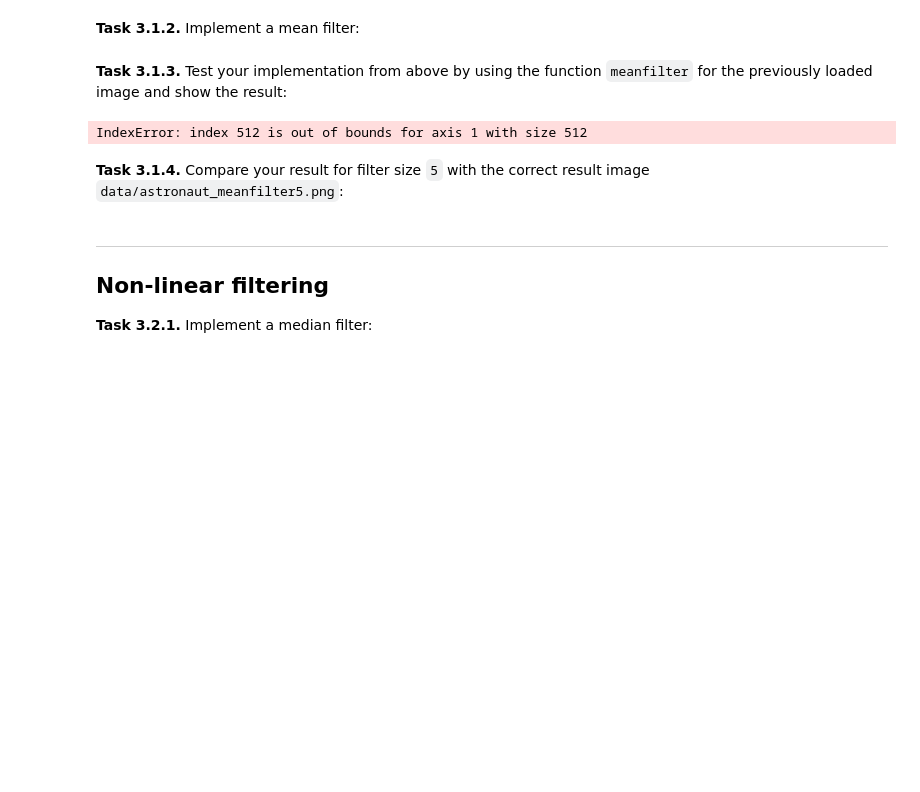
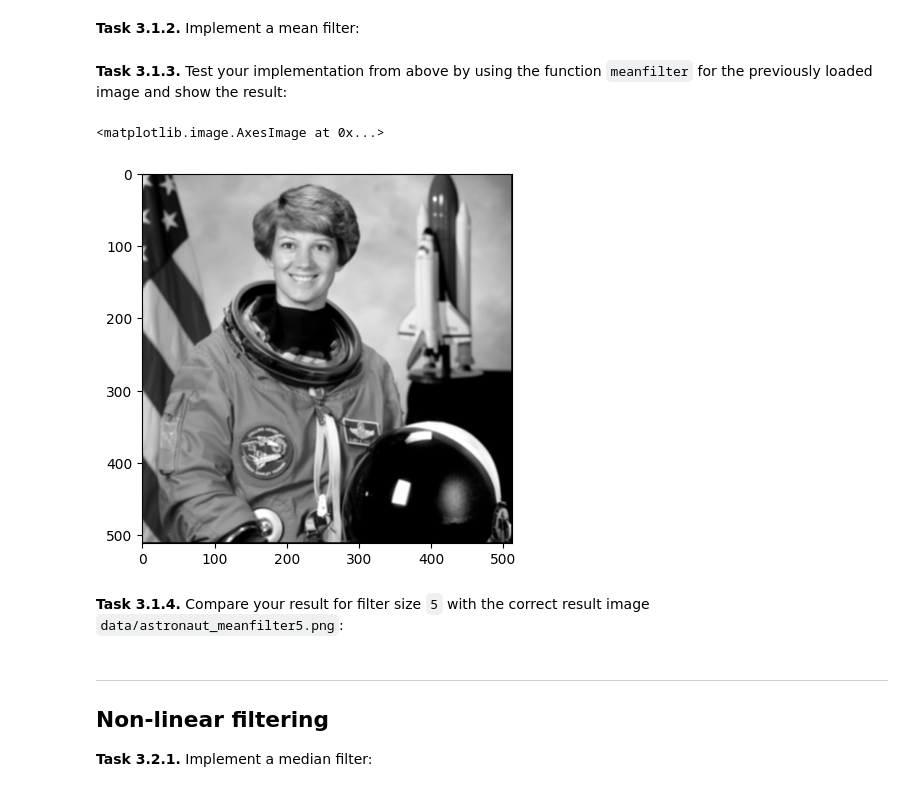
Before and after one commit to tilmannstieglitz/mobi-fs3-python, a Jupyter notebook: task3.ipynb, the cells around one changed output. Cells and saved outputs as stored; diff of their text form; code cells hidden in the pictures; blank space fills up the shorter version.

```diff
--- a/task3.ipynb
+++ b/task3.ipynb
@@ -11,7 +11,7 @@ import matplotlib.pyplot as plt
 **<a id="#">Task 3.1.1.</a>** Load the image `data/astronaut.png` and show it:
 # %%
 
-img = plt.imread('data/astronaut.png', format='gray')
+img = plt.imread('data/astronaut.png')
 plt.figure()
 plt.imshow(img, 'grey')
 # %% [output]
@@ -24,21 +24,23 @@ def meanfilter(img_in, size):
     result = numpy.zeros(img_in.shape)
     n = (size - 1) // 2
     for p in numpy.ndindex(img_in.shape):
-        if p[0] < n or p[1] < n or p[0] < img_in.shape[0] - (n+1) or p[0] < img_in.shape[1] - (n+1):
-            neighborhood_sum = 0
+        neighborhood_sum = 0
+        if p[0] < n or p[1] < n or p[0] >= img_in.shape[0] - n or p[1] >= img_in.shape[1] - n:
+            result[p] = 0
         else:
             for q in numpy.ndindex(size, size):
-                neighborhood_sum = img_in[p[0] + q[0] -n, p[1] + q[1] -n]
-    img_in[p] = neighborhood_sum/(size*size)
+                neighborhood_sum = neighborhood_sum + img_in[p[0] + q[0] -n, p[1] + q[1] - n]
+            result[p] = neighborhood_sum/(size*size)
 
     return result
 # %% [markdown]
 **<a id="#">Task 3.1.3.</a>** Test your implementation from above by using the function `meanfilter` for the previously loaded image and show the result:
 # %%
-meanfilter(img, 3)
-plt.imshow(img, 'gray')
+imgm = meanfilter(img, 3)
+plt.imshow(imgm, 'gray')
 # %% [output]
-IndexError: index 512 is out of bounds for axis 1 with size 512
+<matplotlib.image.AxesImage at 0x...>
+[figure, added]
 # %% [markdown]
 **<a id="#">Task 3.1.4.</a>** Compare your result for filter size `5` with the correct result image `data/astronaut_meanfilter5.png`:
 # %% [markdown]
```
